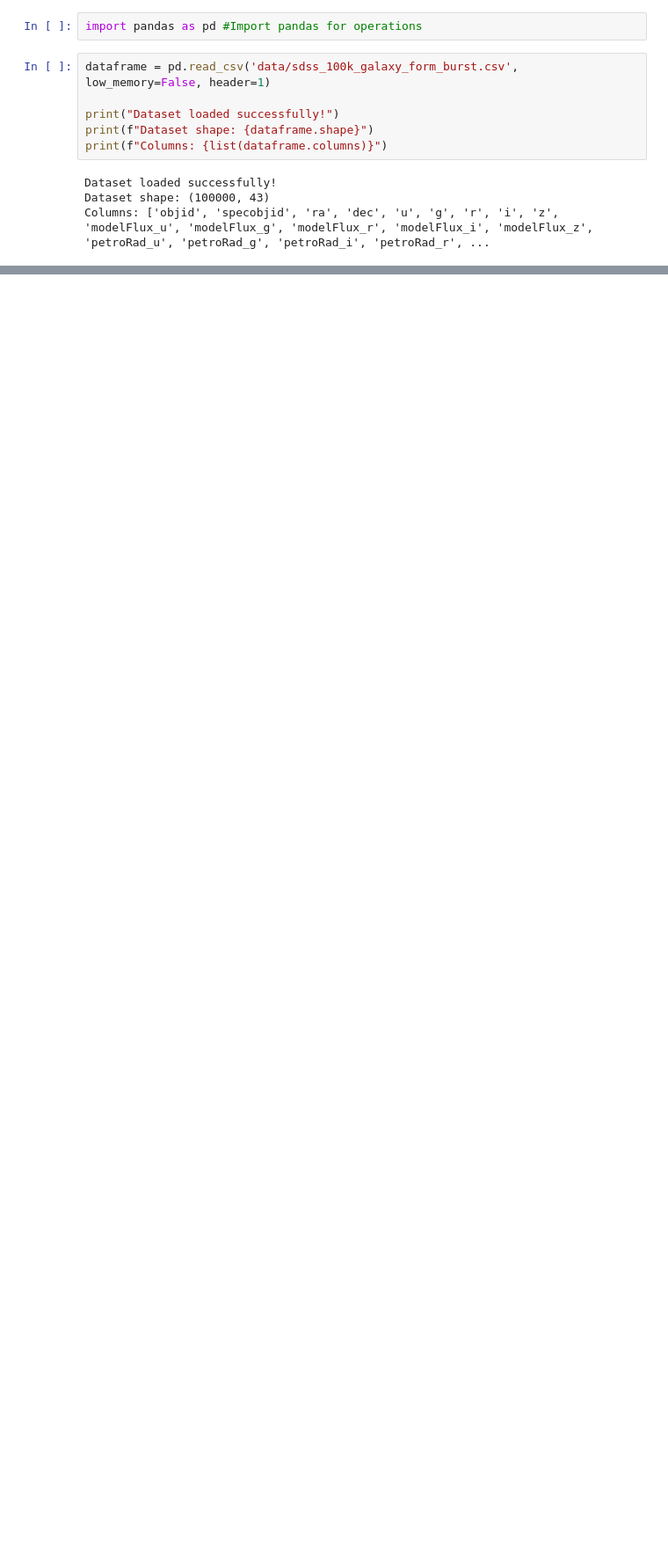
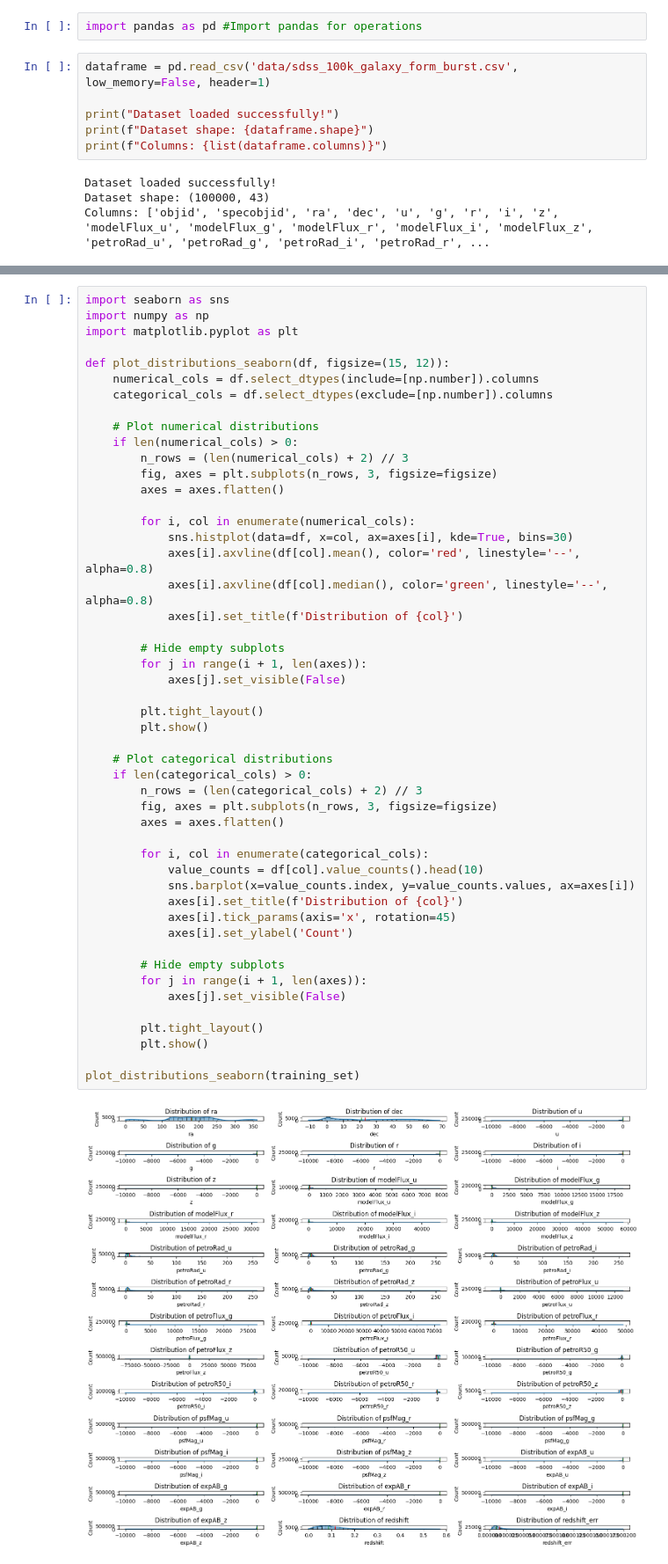
Before and after one commit to kphutiyagae/711-assignment-2, a Jupyter notebook: assignment-notebook.ipynb, the cells around one changed output, grey strips where cells are left out. Shown at 88% size. Drawn from its saved outputs; the diff is of its cells as text; blank space fills up the shorter version.

```diff
--- a/assignment-notebook.ipynb
+++ b/assignment-notebook.ipynb
@@ -48,0 +51,51 @@ dtype: object
+# %%
+import seaborn as sns
+import numpy as np
+import matplotlib.pyplot as plt
+
+def plot_distributions_seaborn(df, figsize=(15, 12)):
+    numerical_cols = df.select_dtypes(include=[np.number]).columns
+    categorical_cols = df.select_dtypes(exclude=[np.number]).columns
+
+    # Plot numerical distributions
+    if len(numerical_cols) > 0:
+        n_rows = (len(numerical_cols) + 2) // 3
+        fig, axes = plt.subplots(n_rows, 3, figsize=figsize)
+        axes = axes.flatten()
+
+        for i, col in enumerate(numerical_cols):
+            sns.histplot(data=df, x=col, ax=axes[i], kde=True, bins=30)
+            axes[i].axvline(df[col].mean(), color='red', linestyle='--', alpha=0.8)
+            axes[i].axvline(df[col].median(), color='green', linestyle='--', alpha=0.8)
+            axes[i].set_title(f'Distribution of {col}')
+
+        # Hide empty subplots
+        for j in range(i + 1, len(axes)):
+            axes[j].set_visible(False)
+
+        plt.tight_layout()
+        plt.show()
+
+    # Plot categorical distributions
+    if len(categorical_cols) > 0:
+        n_rows = (len(categorical_cols) + 2) // 3
+        fig, axes = plt.subplots(n_rows, 3, figsize=figsize)
+        axes = axes.flatten()
+
+        for i, col in enumerate(categorical_cols):
+            value_counts = df[col].value_counts().head(10)
+            sns.barplot(x=value_counts.index, y=value_counts.values, ax=axes[i])
+            axes[i].set_title(f'Distribution of {col}')
+            axes[i].tick_params(axis='x', rotation=45)
+            axes[i].set_ylabel('Count')
+
+        # Hide empty subplots
+        for j in range(i + 1, len(axes)):
+            axes[j].set_visible(False)
+
+        plt.tight_layout()
+        plt.show()
+
+plot_distributions_seaborn(training_set)
+# %% [output]
+[figure, added]
```
Also changed, not shown: parts of 4 cells of this notebook.
